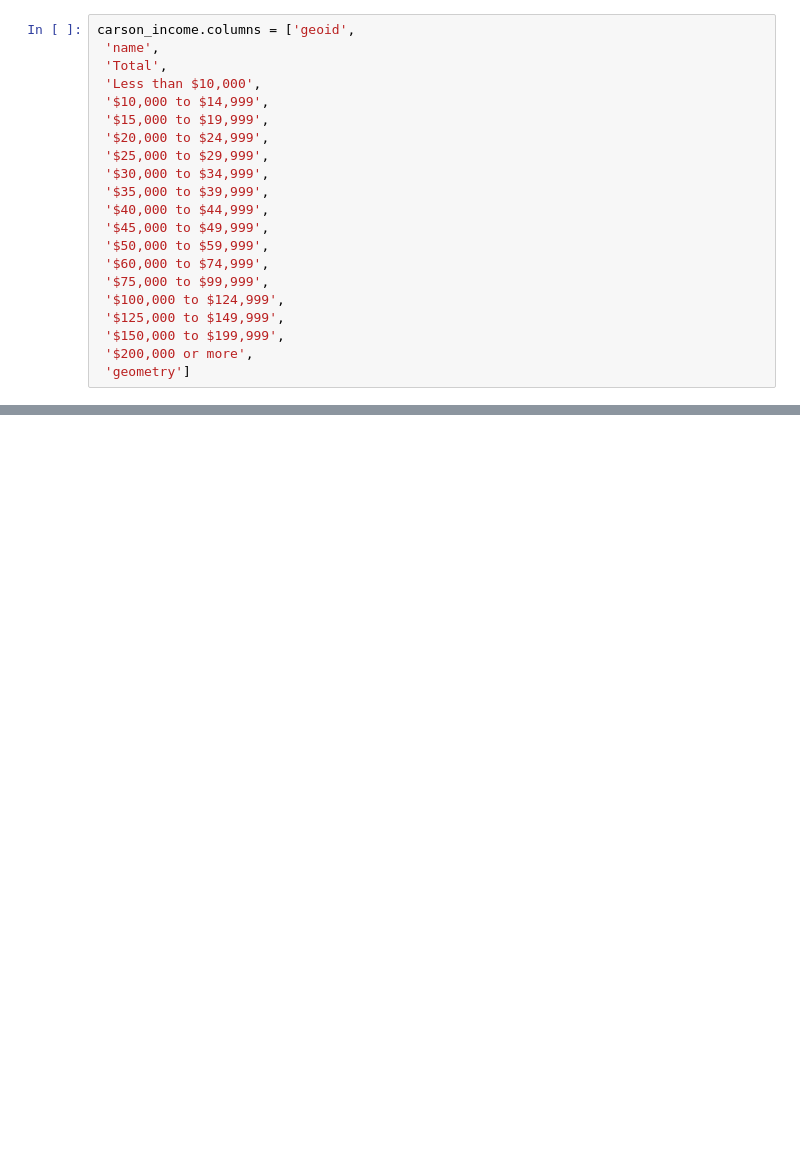
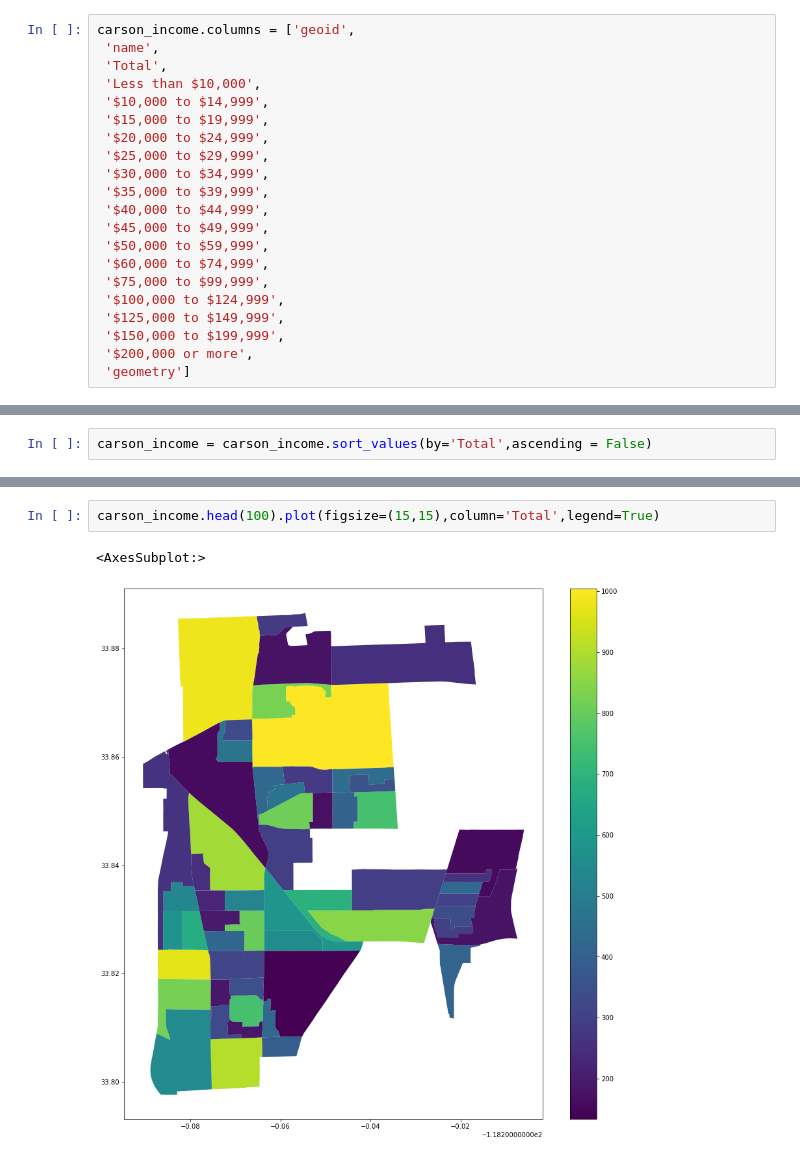
Before and after one commit to aureliamc/up206a-project-mobile_homies, a Jupyter notebook: AMC notebooks/carson/carson_census/carson_income.ipynb, the cells around one changed output, grey strips where cells are left out. Cells and saved outputs as stored; diff of their text form; blank space fills up the shorter version.

```diff
--- a/AMC notebooks/carson/carson_census/carson_income.ipynb
+++ b/AMC notebooks/carson/carson_census/carson_income.ipynb
@@ -165,0 +197,2 @@ carson_income.head()
+# %%
+carson_income = carson_income.sort_values(by='Total',ascending = False)
@@ -165,0 +233,5 @@ carson_income.head()
+# %%
+carson_income.head(100).plot(figsize=(15,15),column='Total',legend=True)
+# %% [output]
+<AxesSubplot:>
+[figure, added]
```
Also changed, not shown: parts of 22 cells of this notebook, 6 other files.
